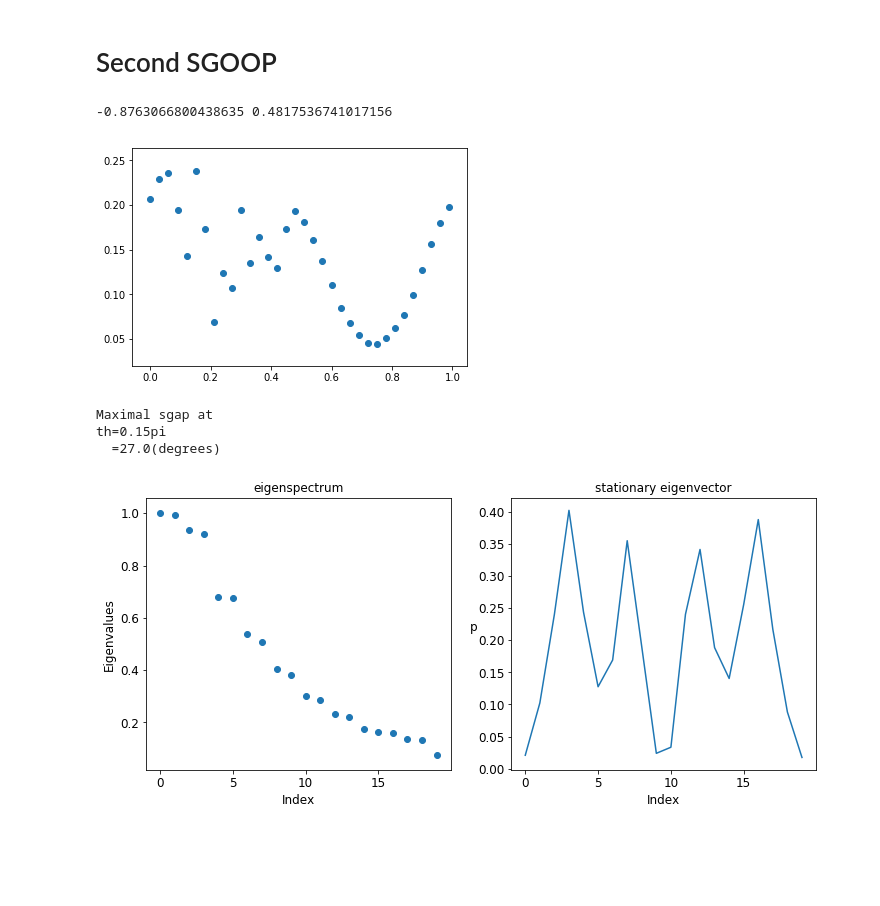
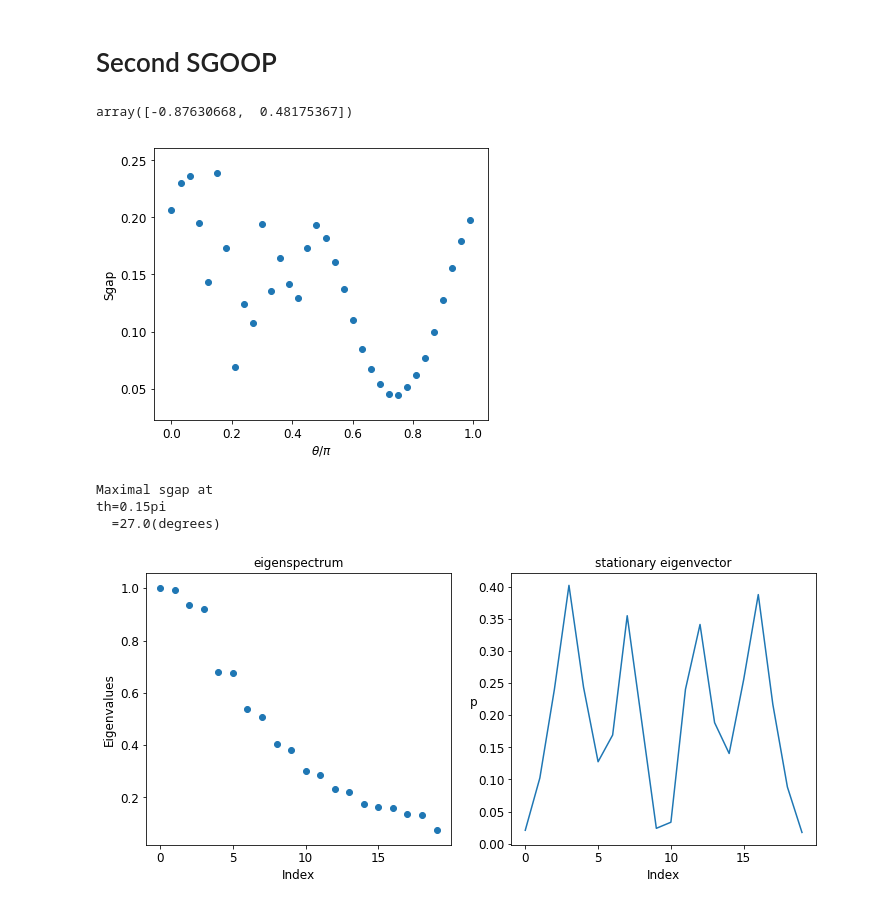
Before and after one commit to tiwarylab/SGOOP-d, a Jupyter notebook: SGOOP.ipynb, the cells around one changed output. Saved outputs shown, nothing was run; the diff lists cells and outputs as text; code cells hidden in the pictures; blank space fills up the shorter version.

```diff
--- a/SGOOP.ipynb
+++ b/SGOOP.ipynb
@@ -33,7 +33,7 @@ def exp_beta_c(nline, hbias, sbias, wbias, beta, delta_beta):
     T, dT = 1/beta, 1/delta_beta
     exp_num, exp_den = (T+dT)/dT, T/dT
 
-    ds=0.05 # integration interval
+    ds=0.02 # integration interval
     sb_max=np.max(sbias)+5*ds
     sb_min=np.min(sbias)-5*ds
 
@@ -116,8 +144,8 @@ def sgap(sg_transmat, wells):
 # %%
 # Read unbiased data:
-filename='./DATA/unbiased/beta2.5/xvyw1beta2.5gammax1.0gammay1.0epsln1.0sgma1.0A2.5x01.122w0.8B1.0a1.0_h0.01.txt'
-unbiased_x, unbiased_y = np.loadtxt(filename, unpack=True, usecols=(0,1), skiprows=1, max_rows=10000)
+filename['unbiased']='./DATA/unbiased/beta2.5/xvyw1beta2.5gammax1.0gammay1.0epsln1.0sgma1.0A2.5x01.122w0.8B1.0a1.0_h0.01.txt'
+x['unbiased'], y['unbiased'] = np.loadtxt(filename['unbiased'], unpack=True, usecols=(0,1), skiprows=1, max_rows=10000)
 
 # Read biased data:
-filename='./DATA/h0_4_w0_2_db0_01_stride200_cx0_891_cy0_454/xvyw1beta2.5gammax1.0gammay1.0epsln1.0sgma1.0A2.5x01.122w0.8B1.0a1.0_h0.01.txt'
-x, y, hbias, xbias, ybias = np.loadtxt(filename, unpack=True, usecols=(0,1, 6,7,8), skiprows=1)
+filename['biased_1']='./DATA/h0_4_w0_2_db0_01_stride200_cx0_891_cy0_454/xvyw1beta2.5gammax1.0gammay1.0epsln1.0sgma1.0A2.5x01.122w0.8B1.0a1.0_h0.01.txt'
+x['1'], y['1'], hbias['1'], xbias['1'], ybias['1'] = np.loadtxt(filename['biased_1'], unpack=True, usecols=(0,1, 6,7,8), skiprows=1)
@@ -278,11 +250,8 @@ plt.show()
 # %% [markdown]
 # Second SGOOP
-# %%
-# Compute the direction for the second trial.
-th=0.84*np.pi
-coeff_x, coeff_y = np.cos(th), np.sin(th)
-print(coeff_x, coeff_y)
-# %% [output]
--0.8763066800438635 0.4817536741017156
+# %%
+coeff['1']
+# %% [output]
+array([-0.87630668,  0.48175367])
 # %%
 # Read biased data:
@@ -291,30 +260,36 @@ x2, y2, hbias2, xbias2, ybias2 = np.loadtxt(filename2, unpack=True, usecols=(0,1
 # %%
 # parameters:
-rc_bin=20
-wells=4
+rc_bin['2']=20
+wells['2']=4
 num_pt=34
 rc_interval=0.03
+coeff['i']=np.zeros(2)
 
 # data:
 sgap_arr=np.zeros(num_pt)
 i_arr=np.arange(num_pt)
 for i in i_arr:
-    th = np.pi*i*rc_interval
-    coeff_x, coeff_y = np.cos(th), np.sin(th)
-    rc2 = coeff_x*x2 + coeff_y*y2
+    th['i'] = np.pi*i*rc_interval
+    coeff['i'][0], coeff['i'][1] = np.cos(th['i']), np.sin(th['i'])
+    rc['i'] = coeff['i'][0]*x['2'] + coeff['i'][1]*y['2']
 
-    pi2 = stationary(rc2, rc_bin=rc_bin)
-    MU2 = mu_factor(rc2, pi2, rc_bin=rc_bin, max_d=1)
-    S2 = sg_transmat(rc_bin, pi2, MU2, max_d=1)
-    sgap_arr[i] = sgap(S2, wells)
+    pi['i'] = stationary(rc['i'], rc_bin=rc_bin['2'])
+    MU['i'] = mu_factor(rc['i'], pi['i'], rc_bin=rc_bin['2'], max_d=1)
+    S['i'] = sg_transmat(rc_bin['2'], pi['i'], MU['i'], max_d=1)
+    sgap_arr[i] = sgap(S['i'], wells['2'])
 
 # Plottings:
-plt.scatter(rc_interval*i_arr, sgap_arr)
+fig, ax=plt.subplots(figsize=(6,5))
+ax.scatter(rc_interval*i_arr, sgap_arr)
+ax.tick_params(which='major', axis='both', labelsize=12)
+ax.set_xlabel('$\\theta/\pi$', size=12)
+ax.set_ylabel('Sgap', size=12)
+
 plt.show()
 
 print('Maximal sgap at \nth={}pi\n  ={}(degrees)'.format(rc_interval*np.argmax(sgap_arr), rc_interval*np.argmax(sgap_arr)*180))
 # %% [output]
-[figure, old version]
+[figure, new version]
 Maximal sgap at
 th=0.15pi
   =27.0(degrees)
```
Also changed, not shown: parts of 11 cells of this notebook.
